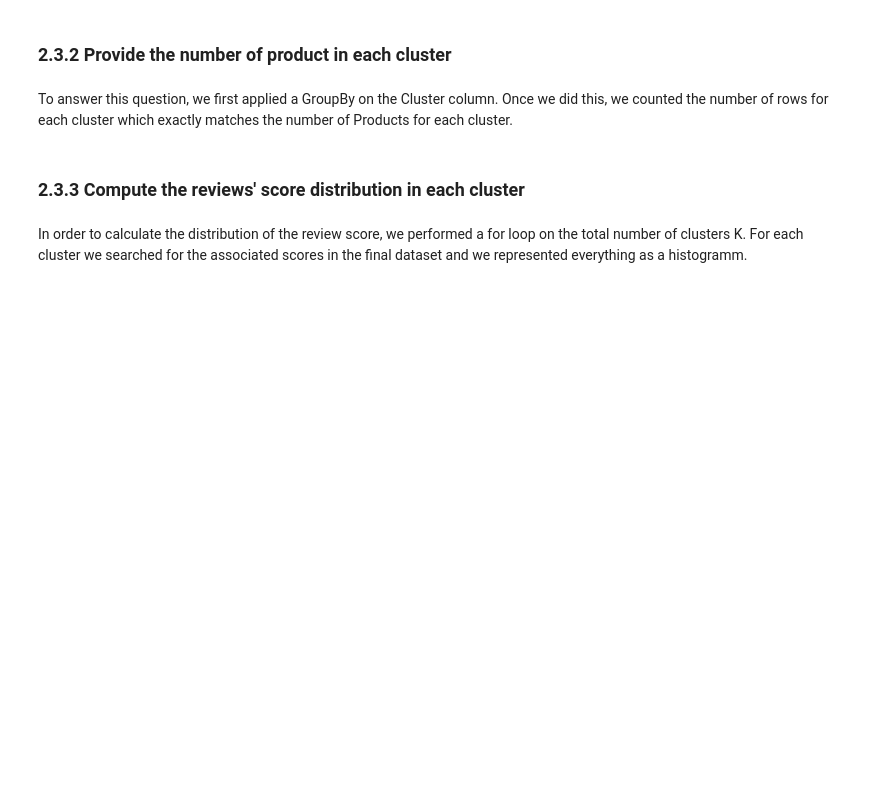
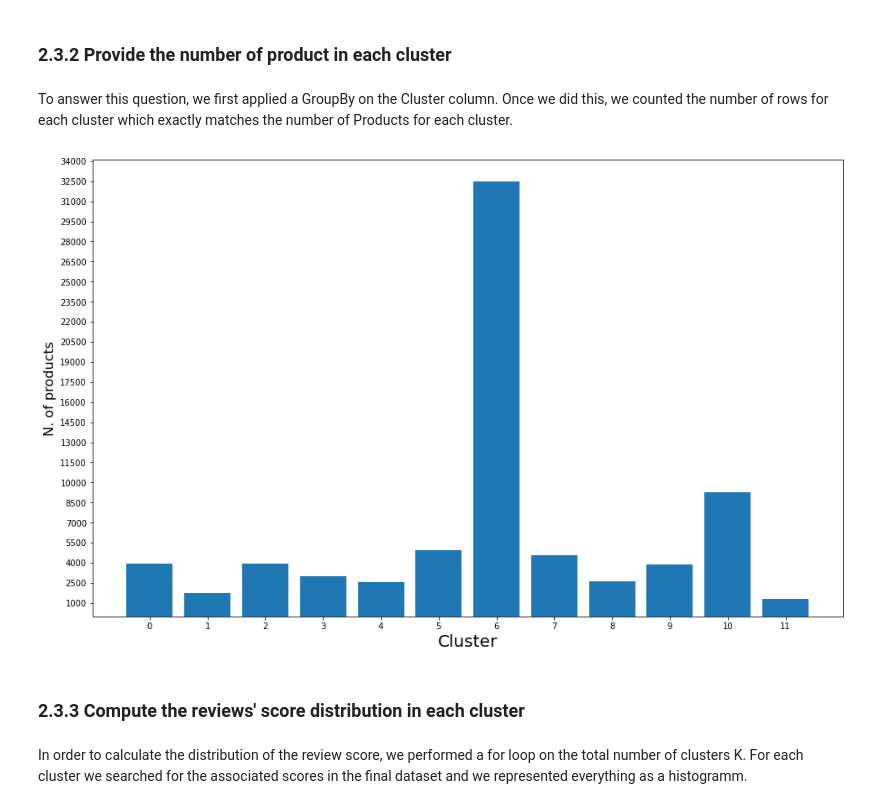
Before and after one commit to AntonioZappia/ADM-HM4, a Jupyter notebook: main.ipynb, the cells around one changed output. Cells and saved outputs as stored; diff of their text form; code cells hidden in the pictures; blank space fills up the shorter version.

```diff
--- a/main.ipynb
+++ b/main.ipynb
@@ -324,0 +409,3 @@ functions.complete_dataset(new_dataset)
+# %%
+product_text_dataset['Cluster'] = our_prediction
+product_cluster_dataset = product_text_dataset[['ProductId', 'Cluster']]
@@ -332,6 +472,16 @@ complete_dataset.head()
 ### 2.3.2 Provide the number of product in each cluster
 # %% [markdown]
 To answer this question, we first applied a GroupBy on the Cluster column. Once we did this, we counted the number of rows for each cluster which exactly matches the number of Products for each cluster.
+# %%
+cluster_size = product_cluster_dataset.groupby('Cluster').size()
+plt.figure(figsize=(16,10))
+plt.xticks(cluster_size.index)
+plt.yticks(range(1000, 50000, 1500))
+plt.xlabel('Cluster', size=20)
+plt.ylabel('N. of products', size=16)
+plt.bar(cluster_size.index, cluster_size);
+# %% [output]
+[figure, added]
 # %% [markdown]
 ### 2.3.3 Compute the reviews' score distribution in each cluster
 # %% [markdown]
```
Also changed, not shown: parts of 46 cells of this notebook, 1 other file.
